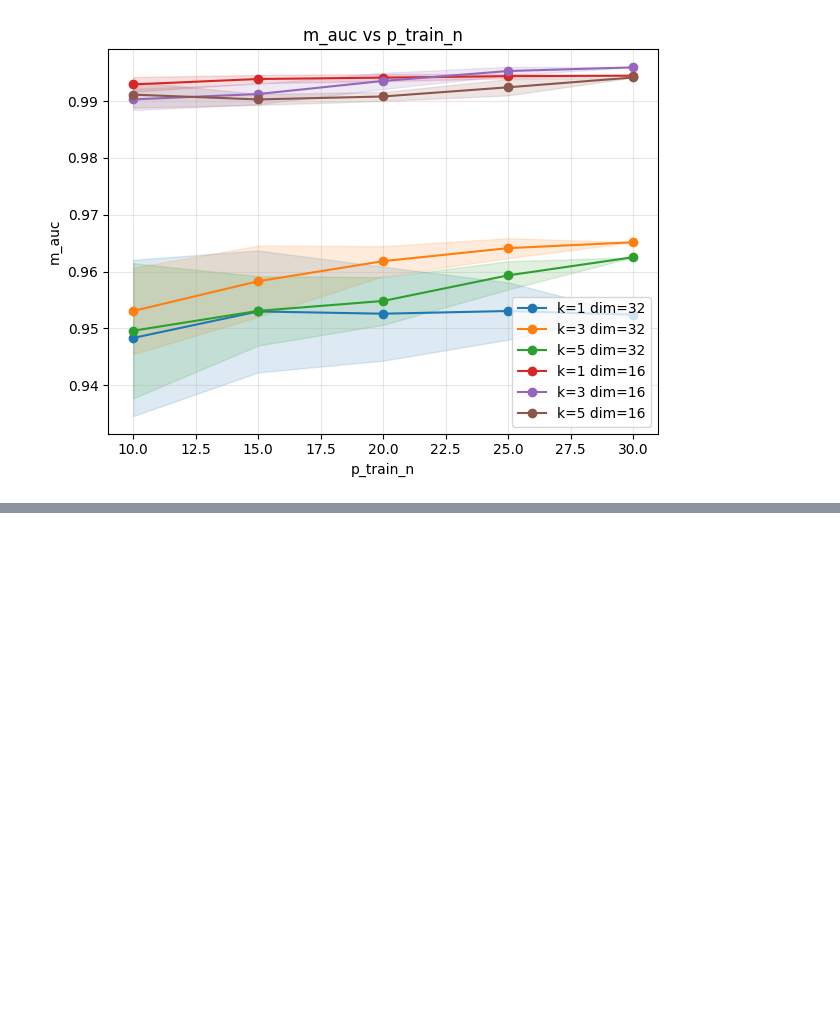
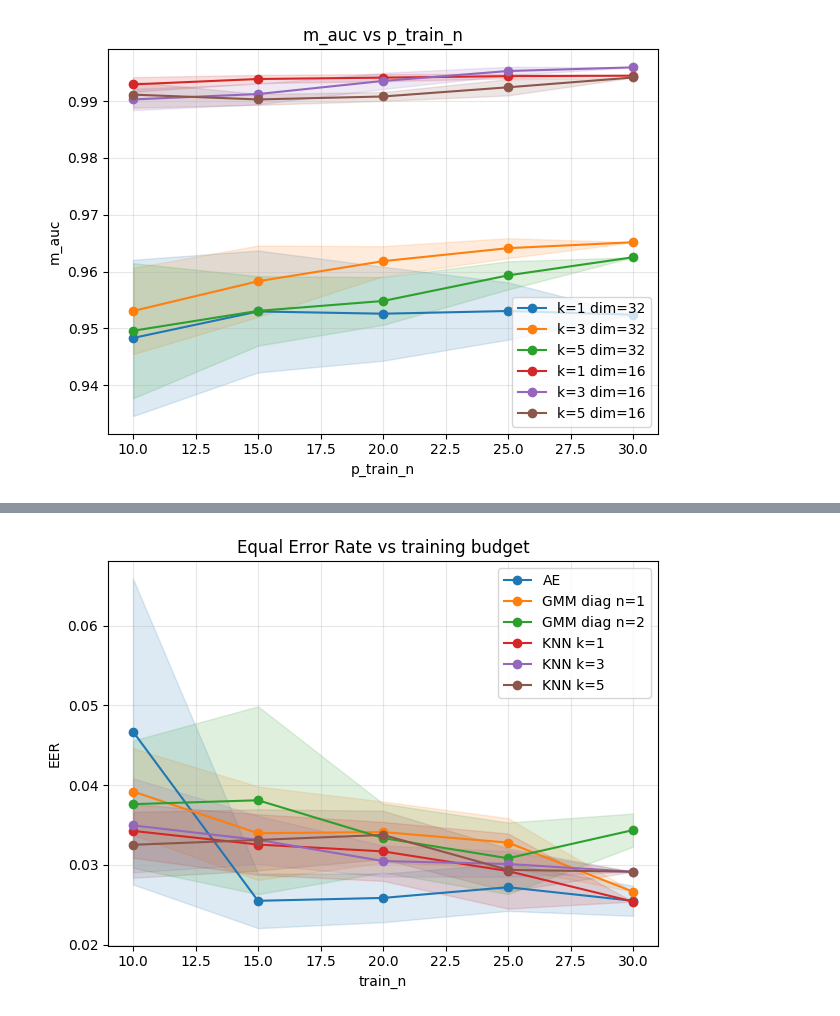
Before and after one commit to albertobasaglia/tinygmm-thesis, a Jupyter notebook: src/compare/plots.ipynb, the cells around one changed output, grey strips where cells are left out. Saved outputs shown, nothing was run; the diff lists cells and outputs as text; code cells hidden in the pictures; blank space fills up the shorter version.

```diff
--- a/src/compare/plots.ipynb
+++ b/src/compare/plots.ipynb
@@ -72,0 +75,9 @@ plot_lines(df, x="p_train_n", y="m_auc", lines=knn_lines)
+# %%
+final_lines = [
+    ("AE",           {"p_adapter": "AutoencoderAdapter", "p_embedding_dim": 16}),
+    ("GMM diag n=1", {"p_adapter": "GMMAdapter", "p_n_components": 1, "p_covariance_type": "diag", "p_embedding_dim": 16}),
+    ("GMM diag n=2", {"p_adapter": "GMMAdapter", "p_n_components": 2, "p_covariance_type": "diag", "p_embedding_dim": 16}),
+    ("KNN k=1",      {"p_adapter": "KNNAdapter", "p_k": 1, "p_embedding_dim": 16}),
+    ("KNN k=3",      {"p_adapter": "KNNAdapter", "p_k": 3, "p_embedding_dim": 16}),
+    ("KNN k=5",      {"p_adapter": "KNNAdapter", "p_k": 5, "p_embedding_dim": 16}),
+]
@@ -72,0 +119,4 @@ plot_lines(df, x="p_train_n", y="m_auc", lines=knn_lines)
+# %%
+plot_eer(df, lines=final_lines)
+# %% [output]
+[figure, added]
```
Also changed, not shown: parts of 6 cells of this notebook.
